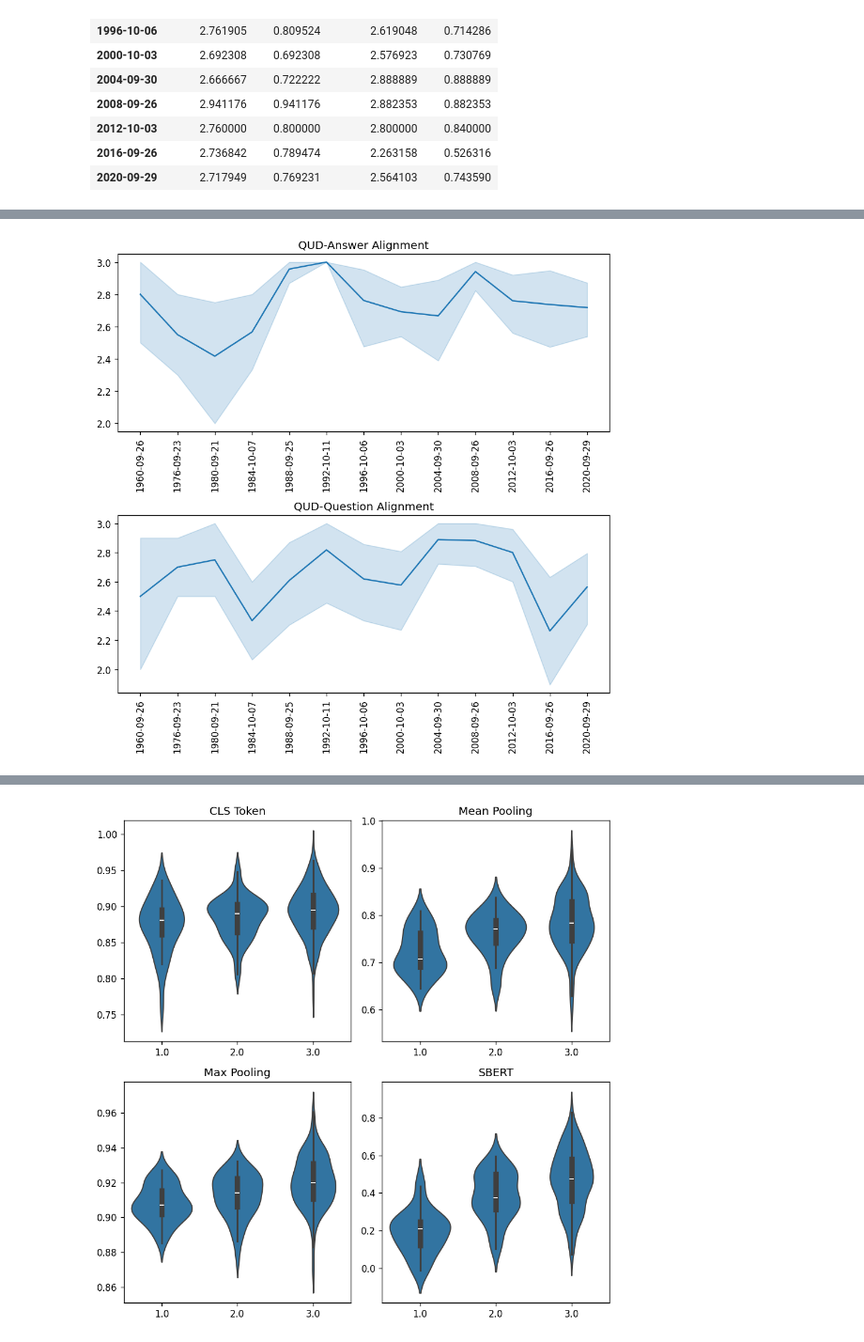
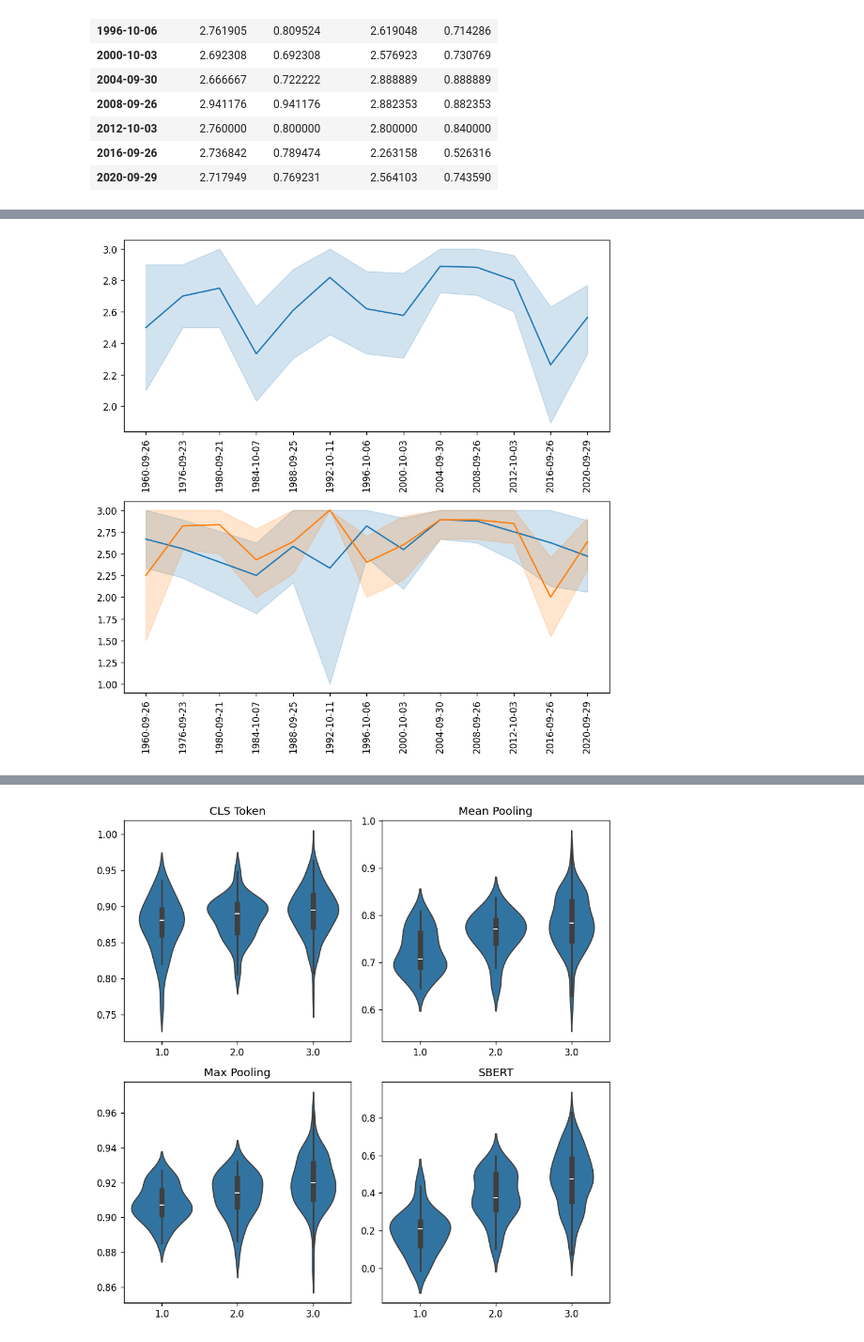
Before and after one commit to ngruenefeld/qud-for-us-presidential-debates, a Jupyter notebook: us_debates_metrics.ipynb, the cells around one changed output, grey strips where cells are left out. Shown at 94% size. Saved outputs shown, nothing was run; the diff lists cells and outputs as text; code cells hidden in the pictures.

Commit message:
feat: plots

```diff
--- a/us_debates_metrics.ipynb
+++ b/us_debates_metrics.ipynb
@@ -280,19 +299,19 @@ qud_answer_fit_by_debate
 # %%
 fig, axs = plt.subplots(2, 1, figsize=(8, 8))
 
-sns.lineplot(data=df, x="date", y="qud_answer_fit", ax=axs[0]).set_title("QUD-Answer Alignment")
-sns.lineplot(data=df, x="date", y="qud_question_fit", ax=axs[1], legend=False).set_title("QUD-Question Alignment")
+sns.lineplot(data=df, x="date", y="qud_question_fit", ax=axs[0], legend=False)#.set_title("QUD-Question Alignment")
+sns.lineplot(data=df[df["party"].isin(["Democratic", "Republican"])], x="date", y="qud_question_fit", hue="party", ax=axs[1], legend=False)#.set_title("QUD-Question Alignment")
 
 # axs[0, 0].legend(loc='lower right')
 
 for a in axs:
     a.set_xlabel(None)
     a.set_ylabel(None)
     a.tick_params(axis='x', rotation=90)
 
 fig.tight_layout()
 
 os.makedirs(f"figures/", exist_ok=True)
-plt.savefig(f"figures/qud_fits_by_debate.png", transparent=True)
+plt.savefig(f"figures/qud_question_alignment.png", transparent=True)
 # %% [output]
-[figure, old version]
+[figure, new version]
```
Also changed, not shown: parts of 2 cells of this notebook.
